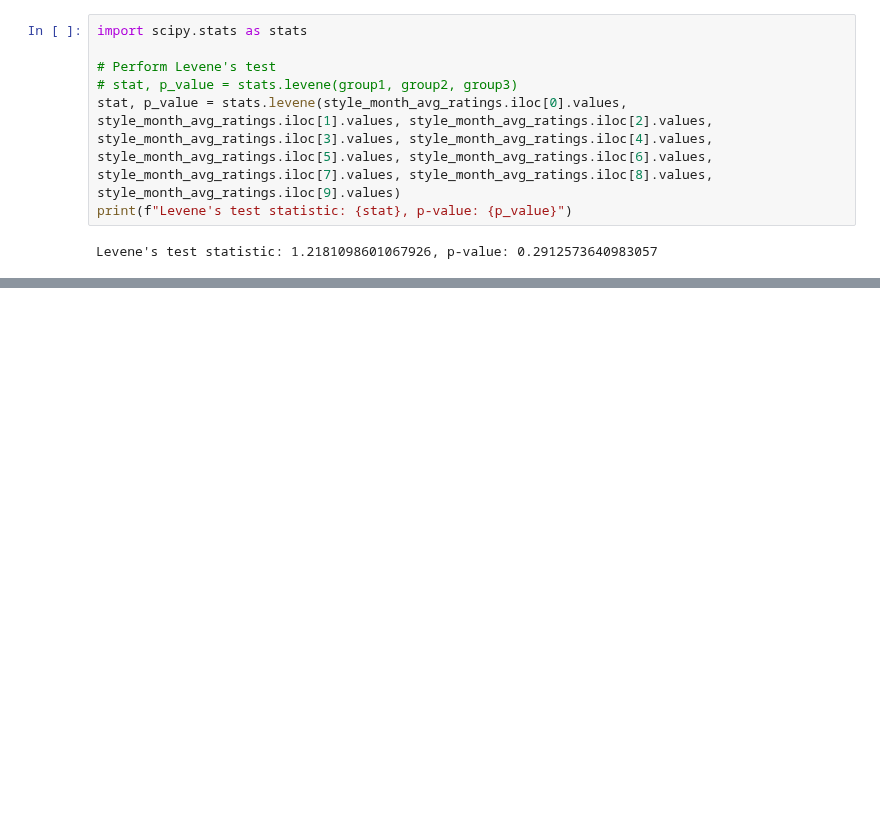
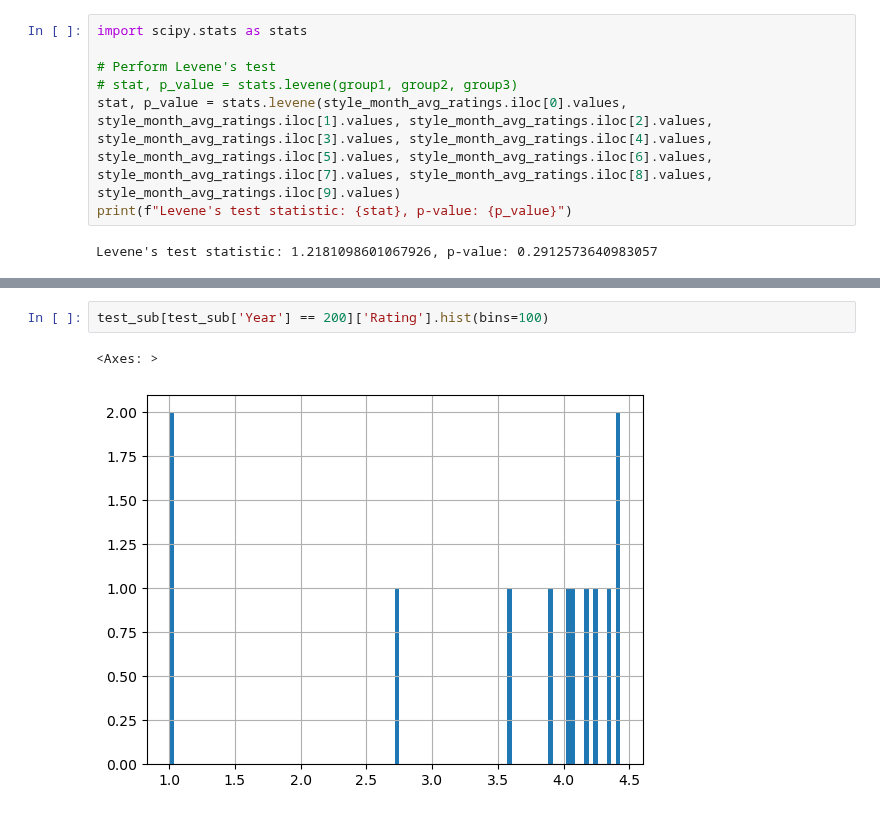
Before and after one commit to epfl-ada/ada-2024-project-leonardodatavinci, a Jupyter notebook: casimirStep1BeerAdvocate.ipynb, the cells around one changed output, grey strips where cells are left out. Drawn from its saved outputs; the diff is of its cells as text; blank space fills up the shorter version.

```diff
--- a/casimirStep1BeerAdvocate.ipynb
+++ b/casimirStep1BeerAdvocate.ipynb
@@ -438,0 +465,5 @@ Levene's test statistic: 1.2181098601067926, p-value: 0.2912573640983057
+# %%
+test_sub[test_sub['Year'] == 200]['Rating'].hist(bins=100)
+# %% [output]
+<Axes: >
+[figure, added]
```
Also changed, not shown: parts of 15 cells of this notebook.
